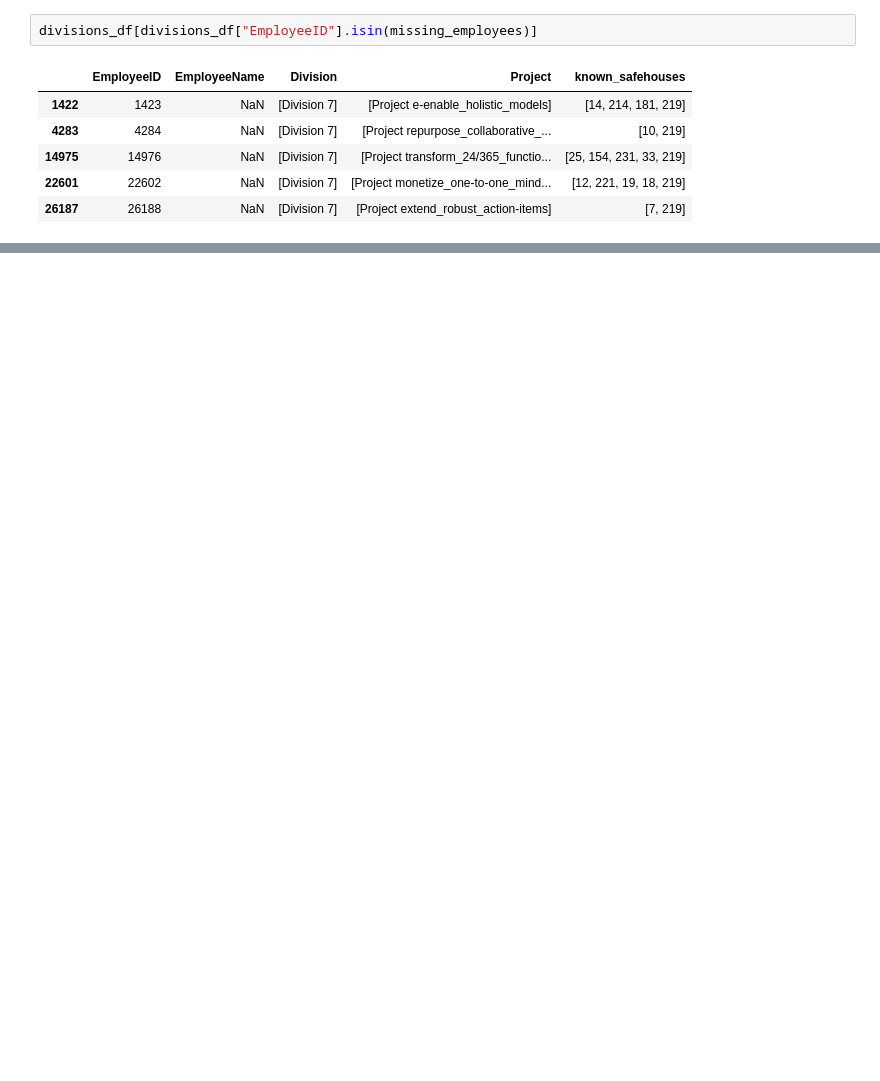
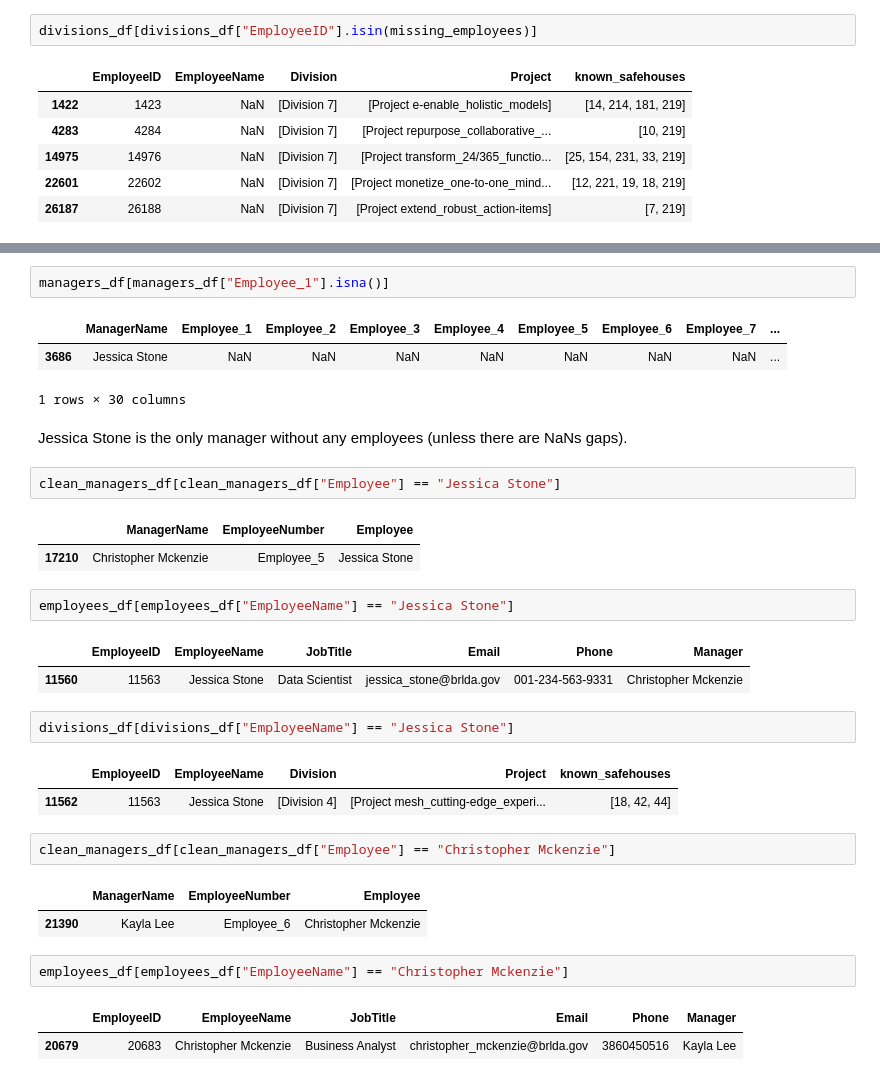
Before and after one commit to datonic/datadex, a Jupyter notebook: notebooks/brlda.ipynb, the cells around one changed output, grey strips where cells are left out. Cells and saved outputs as stored; diff of their text form; blank space fills up the shorter version.

```diff
--- a/notebooks/brlda.ipynb
+++ b/notebooks/brlda.ipynb
@@ -101,0 +180,33 @@ safehouses_map
+# %%
+managers_df[managers_df["Employee_1"].isna()]
+# %% [output]
+|  | ManagerName | Employee_1 | Employee_2 | Employee_3 | Employee_4 | Employee_5 | Employee_6 | Employee_7 | ... |
+| 3686 | Jessica Stone | NaN | NaN | NaN | NaN | NaN | NaN | NaN | ... |
+1 rows × 30 columns
+# %% [markdown]
+Jessica Stone is the only manager without any employees (unless there are NaNs gaps).
+# %%
+clean_managers_df[clean_managers_df["Employee"] == "Jessica Stone"]
+# %% [output]
+|  | ManagerName | EmployeeNumber | Employee |
+| 17210 | Christopher Mckenzie | Employee_5 | Jessica Stone |
+# %%
+employees_df[employees_df["EmployeeName"] == "Jessica Stone"]
+# %% [output]
+|  | EmployeeID | EmployeeName | JobTitle | Email | Phone | Manager |
+| 11560 | 11563 | Jessica Stone | Data Scientist | jessica_stone@brlda.gov | 001-234-563-9331 | Christopher Mckenzie |
+# %%
+divisions_df[divisions_df["EmployeeName"] == "Jessica Stone"]
+# %% [output]
+|  | EmployeeID | EmployeeName | Division | Project | known_safehouses |
+| 11562 | 11563 | Jessica Stone | [Division 4] | [Project mesh_cutting-edge_experi... | [18, 42, 44] |
+# %%
+clean_managers_df[clean_managers_df["Employee"] == "Christopher Mckenzie"]
+# %% [output]
+|  | ManagerName | EmployeeNumber | Employee |
+| 21390 | Kayla Lee | Employee_6 | Christopher Mckenzie |
+# %%
+employees_df[employees_df["EmployeeName"] == "Christopher Mckenzie"]
+# %% [output]
+|  | EmployeeID | EmployeeName | JobTitle | Email | Phone | Manager |
+| 20679 | 20683 | Christopher Mckenzie | Business Analyst | christopher_mckenzie@brlda.gov | 3860450516 | Kayla Lee |
```
Also changed, not shown: parts of 20 cells of this notebook.
